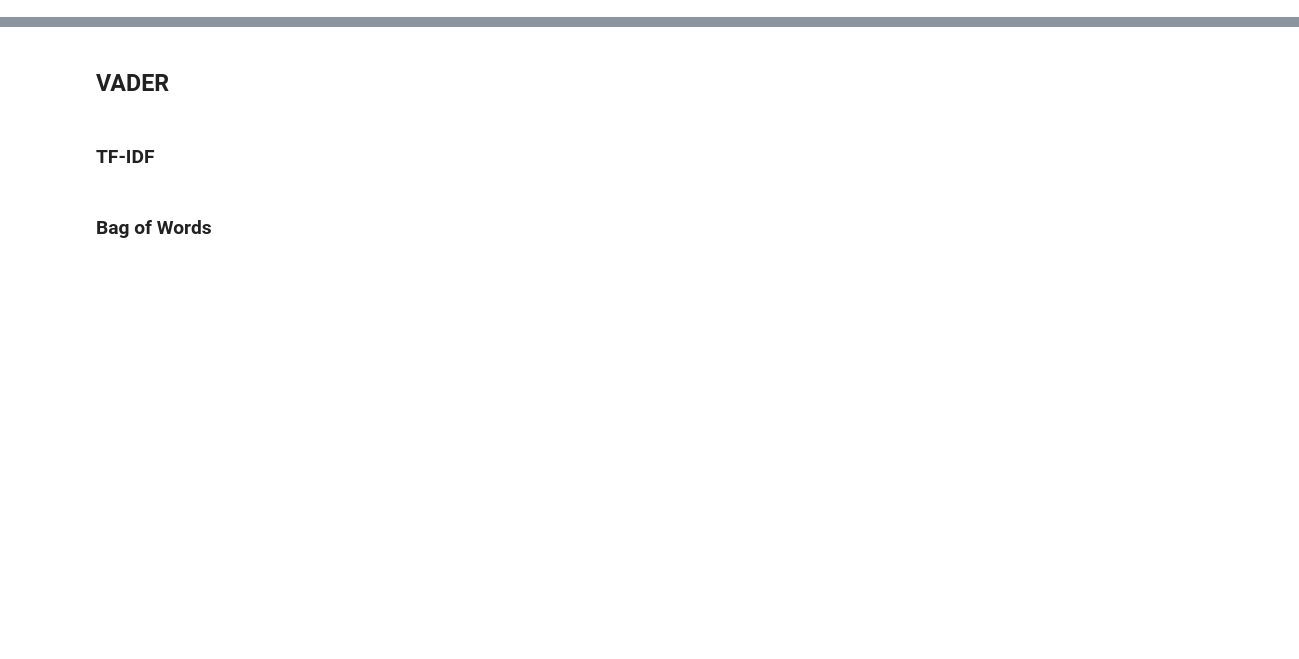
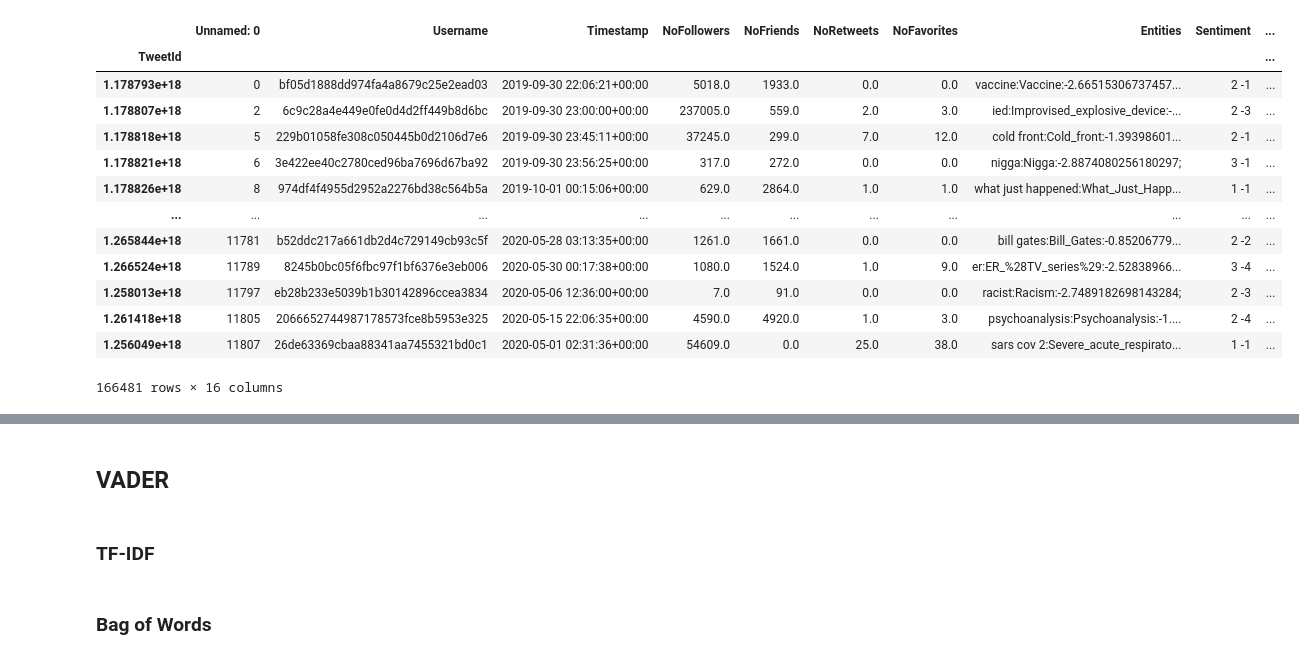
Before and after one commit to AntanasMurelis/SentPred, a Jupyter notebook: Analysis.ipynb, the cells around one changed output, grey strips where cells are left out. Saved outputs shown, nothing was run; the diff lists cells and outputs as text; code cells hidden in the pictures; blank space fills up the shorter version.

```diff
--- a/Analysis.ipynb
+++ b/Analysis.ipynb
@@ -147,0 +173,3 @@ tweets.dropna(inplace=True)
+# %%
+import pandas as pd
+tweets = pd.read_csv('/Users/antanas/GitRepo/SentPred/Data/bonus_cov19_sa.csv', index_col=1)
@@ -147,0 +256,19 @@ tweets.dropna(inplace=True)
+# %%
+usa_tweets = tweets[tweets['country'] == "United States"]
+# %%
+usa_tweets
+# %% [output]
+|  | Unnamed: 0 | Username | Timestamp | NoFollowers | NoFriends | NoRetweets | NoFavorites | Entities | Sentiment | ... |
+| TweetId |  |  |  |  |  |  |  |  |  | ... |
+| 1.178793e+18 | 0 | bf05d1888dd974fa4a8679c25e2ead03 | 2019-09-30 22:06:21+00:00 | 5018.0 | 1933.0 | 0.0 | 0.0 | vaccine:Vaccine:-2.66515306737457... | 2 -1 | ... |
+| 1.178807e+18 | 2 | 6c9c28a4e449e0fe0d4d2ff449b8d6bc | 2019-09-30 23:00:00+00:00 | 237005.0 | 559.0 | 2.0 | 3.0 | ied:Improvised_explosive_device:-... | 2 -3 | ... |
+| 1.178818e+18 | 5 | 229b01058fe308c050445b0d2106d7e6 | 2019-09-30 23:45:11+00:00 | 37245.0 | 299.0 | 7.0 | 12.0 | cold front:Cold_front:-1.39398601... | 2 -1 | ... |
+| 1.178821e+18 | 6 | 3e422ee40c2780ced96ba7696d67ba92 | 2019-09-30 23:56:25+00:00 | 317.0 | 272.0 | 0.0 | 0.0 | nigga:Nigga:-2.8874080256180297; | 3 -1 | ... |
+| 1.178826e+18 | 8 | 974df4f4955d2952a2276bd38c564b5a | 2019-10-01 00:15:06+00:00 | 629.0 | 2864.0 | 1.0 | 1.0 | what just happened:What_Just_Happ... | 1 -1 | ... |
+| ... | ... | ... | ... | ... | ... | ... | ... | ... | ... | ... |
+| 1.265844e+18 | 11781 | b52ddc217a661db2d4c729149cb93c5f | 2020-05-28 03:13:35+00:00 | 1261.0 | 1661.0 | 0.0 | 0.0 | bill gates:Bill_Gates:-0.85206779... | 2 -2 | ... |
+| 1.266524e+18 | 11789 | 8245b0bc05f6fbc97f1bf6376e3eb006 | 2020-05-30 00:17:38+00:00 | 1080.0 | 1524.0 | 1.0 | 9.0 | er:ER_%28TV_series%29:-2.52838966... | 3 -4 | ... |
+| 1.258013e+18 | 11797 | eb28b233e5039b1b30142896ccea3834 | 2020-05-06 12:36:00+00:00 | 7.0 | 91.0 | 0.0 | 0.0 | racist:Racism:-2.7489182698143284; | 2 -3 | ... |
+| 1.261418e+18 | 11805 | 2066652744987178573fce8b5953e325 | 2020-05-15 22:06:35+00:00 | 4590.0 | 4920.0 | 1.0 | 3.0 | psychoanalysis:Psychoanalysis:-1.... | 2 -4 | ... |
+| 1.256049e+18 | 11807 | 26de63369cbaa88341aa7455321bd0c1 | 2020-05-01 02:31:36+00:00 | 54609.0 | 0.0 | 25.0 | 38.0 | sars cov 2:Severe_acute_respirato... | 1 -1 | ... |
+166481 rows × 16 columns
```
Also changed, not shown: parts of 11 cells of this notebook, 12 other files.
